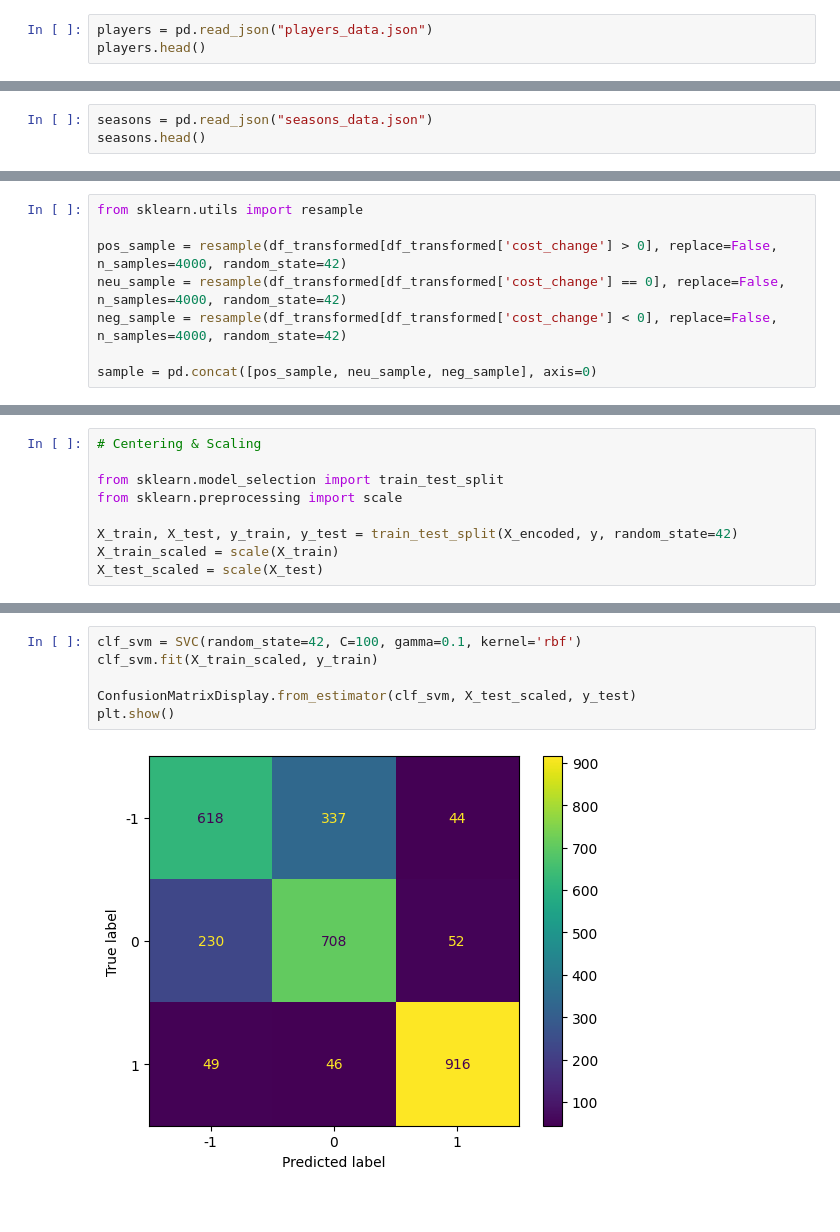
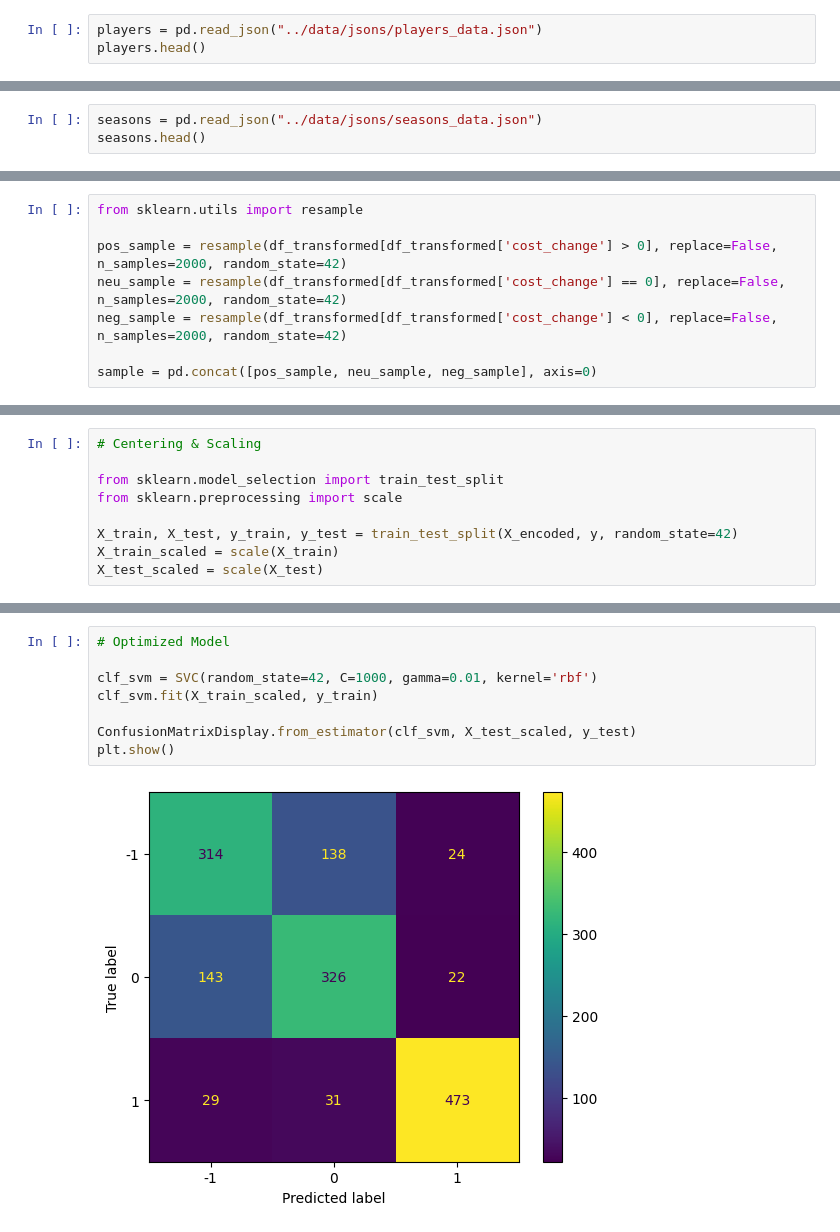
Before and after one commit to hexamya/fpl, a Jupyter notebook: notebooks/main.ipynb, the cells around one changed output, grey strips where cells are left out. Drawn from its saved outputs; the diff is of its cells as text.

```diff
--- a/notebooks/main.ipynb
+++ b/notebooks/main.ipynb
@@ -4,5 +3,5 @@ import numpy as np
 # %%
-players = pd.read_json("players_data.json")
+players = pd.read_json("../data/jsons/players_data.json")
 players.head()
 # %% [output]
 |  | player | player_name | assists | bonus | bps | clean_sheets | creativity | element | expected_assists | ... |
@@ -13,7 +12,7 @@ players.head()
 | 4 | 0 | A.Armstrong | 0 | 0 | 2 | 0 | 0.0 | 408 | 0.0 | ... |
 5 rows × 65 columns
 # %%
-seasons = pd.read_json("seasons_data.json")
+seasons = pd.read_json("../data/jsons/seasons_data.json")
 seasons.head()
 # %% [output]
 |  | season | assists | bonus | bps | chance_of_playing_next_round | chance_of_playing_this_round | clean_sheets | code | ... |
@@ -122,9 +91,9 @@ df.iloc[(9670 < df.index) & (df.index < 9675)]
 # %%
 from sklearn.utils import resample
 
-pos_sample = resample(df_transformed[df_transformed['cost_change'] > 0], replace=False, n_samples=4000, random_state=42)
-neu_sample = resample(df_transformed[df_transformed['cost_change'] == 0], replace=False, n_samples=4000, random_state=42)
-neg_sample = resample(df_transformed[df_transformed['cost_change'] < 0], replace=False, n_samples=4000, random_state=42)
+pos_sample = resample(df_transformed[df_transformed['cost_change'] > 0], replace=False, n_samples=2000, random_state=42)
+neu_sample = resample(df_transformed[df_transformed['cost_change'] == 0], replace=False, n_samples=2000, random_state=42)
+neg_sample = resample(df_transformed[df_transformed['cost_change'] < 0], replace=False, n_samples=2000, random_state=42)
 
 sample = pd.concat([pos_sample, neu_sample, neg_sample], axis=0)
 # %%
@@ -226,8 +175,10 @@ print(optimal_params.best_score_)
 # %%
-clf_svm = SVC(random_state=42, C=100, gamma=0.1, kernel='rbf')
+# Optimized Model
+
+clf_svm = SVC(random_state=42, C=1000, gamma=0.01, kernel='rbf')
 clf_svm.fit(X_train_scaled, y_train)
 
 ConfusionMatrixDisplay.from_estimator(clf_svm, X_test_scaled, y_test)
 plt.show()
 # %% [output]
-[figure, old version]
+[figure, new version]
```
Also changed, not shown: parts of 17 cells of this notebook, 1 other file.
